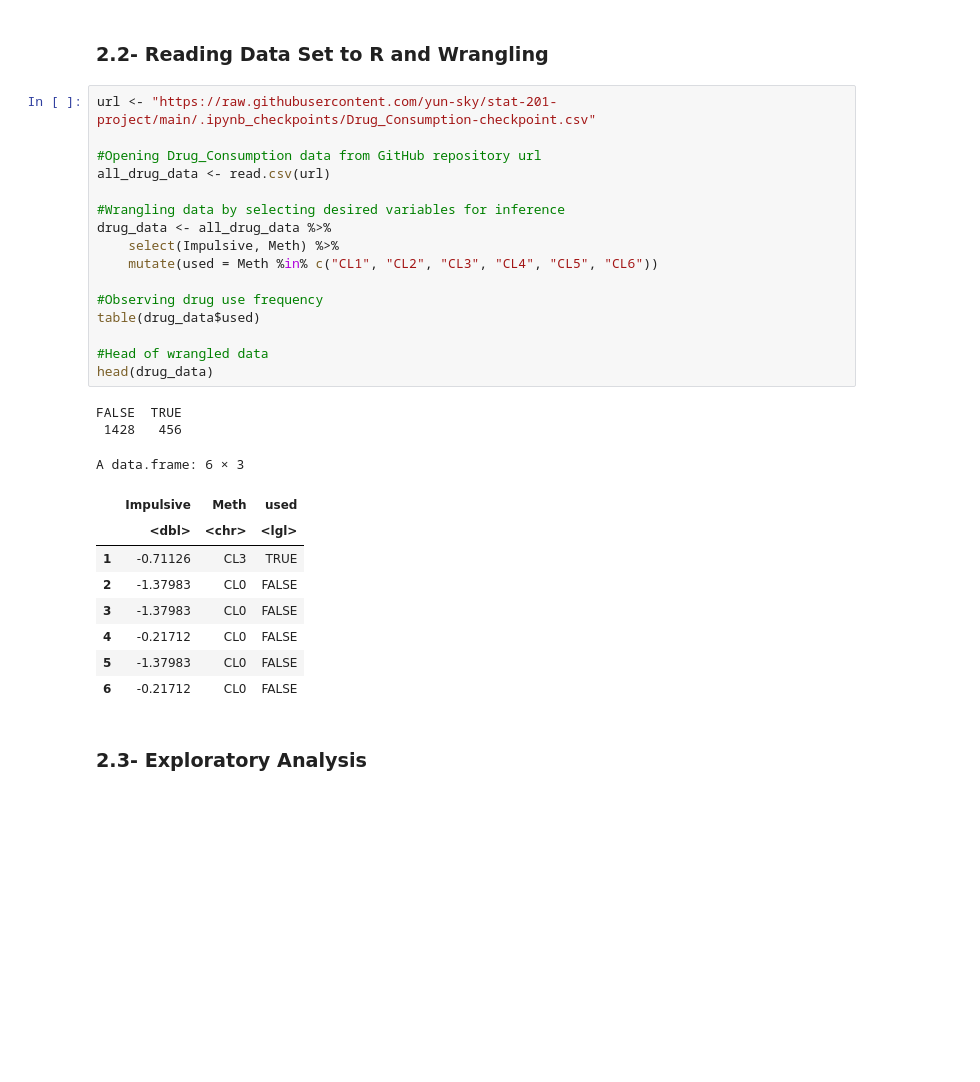
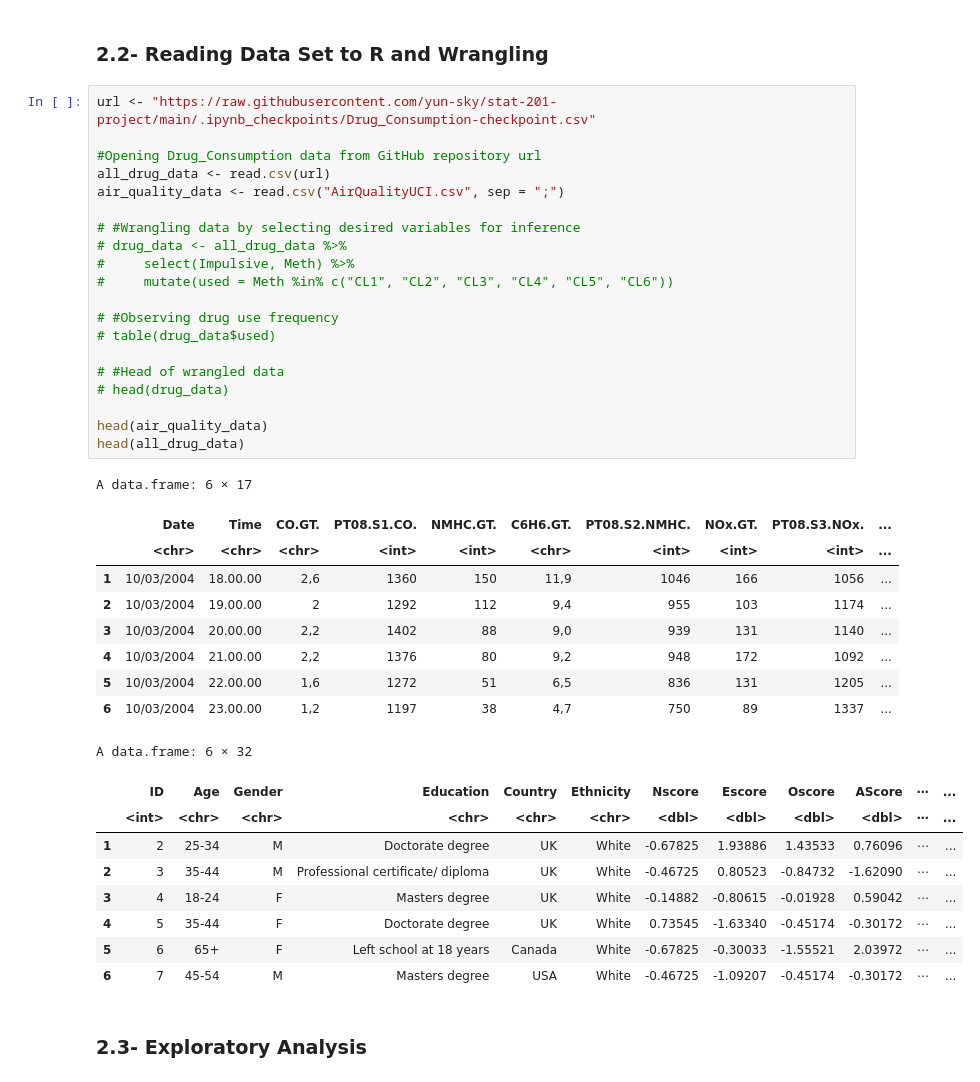
Before and after one commit to yun-sky/STAT-201-Project, a Jupyter notebook: CHANGES TO METH PROJECT.ipynb, the cells around one changed output. Drawn from its saved outputs; the diff is of its cells as text; blank space fills up the shorter version.

```diff
--- a/CHANGES TO METH PROJECT.ipynb
+++ b/CHANGES TO METH PROJECT.ipynb
@@ -89,31 +98,42 @@ Making 'packages.html' ...
 # %%
 url <- "https://raw.githubusercontent.com/yun-sky/stat-201-project/main/.ipynb_checkpoints/Drug_Consumption-checkpoint.csv"
 
 #Opening Drug_Consumption data from GitHub repository url
 all_drug_data <- read.csv(url)
+air_quality_data <- read.csv("AirQualityUCI.csv", sep = ";")
 
-#Wrangling data by selecting desired variables for inference
-drug_data <- all_drug_data %>%
-    select(Impulsive, Meth) %>%
-    mutate(used = Meth %in% c("CL1", "CL2", "CL3", "CL4", "CL5", "CL6"))
+# #Wrangling data by selecting desired variables for inference
+# drug_data <- all_drug_data %>%
+#     select(Impulsive, Meth) %>%
+#     mutate(used = Meth %in% c("CL1", "CL2", "CL3", "CL4", "CL5", "CL6"))
 
-#Observing drug use frequency
-table(drug_data$used)
+# #Observing drug use frequency
+# table(drug_data$used)
 
-#Head of wrangled data
-head(drug_data)
+# #Head of wrangled data
+# head(drug_data)
+
+head(air_quality_data)
+head(all_drug_data)
 # %% [output]
-FALSE  TRUE
- 1428   456
+A data.frame: 6 × 17
+|  | Date | Time | CO.GT. | PT08.S1.CO. | NMHC.GT. | C6H6.GT. | PT08.S2.NMHC. | NOx.GT. | PT08.S3.NOx. | ... |
+|  | <chr> | <chr> | <chr> | <int> | <int> | <chr> | <int> | <int> | <int> | ... |
+| 1 | 10/03/2004 | 18.00.00 | 2,6 | 1360 | 150 | 11,9 | 1046 | 166 | 1056 | ... |
+| 2 | 10/03/2004 | 19.00.00 | 2 | 1292 | 112 | 9,4 | 955 | 103 | 1174 | ... |
+| 3 | 10/03/2004 | 20.00.00 | 2,2 | 1402 | 88 | 9,0 | 939 | 131 | 1140 | ... |
+| 4 | 10/03/2004 | 21.00.00 | 2,2 | 1376 | 80 | 9,2 | 948 | 172 | 1092 | ... |
+| 5 | 10/03/2004 | 22.00.00 | 1,6 | 1272 | 51 | 6,5 | 836 | 131 | 1205 | ... |
+| 6 | 10/03/2004 | 23.00.00 | 1,2 | 1197 | 38 | 4,7 | 750 | 89 | 1337 | ... |
-A data.frame: 6 × 3
+A data.frame: 6 × 32
-|  | Impulsive | Meth | used |
-|  | <dbl> | <chr> | <lgl> |
-| 1 | -0.71126 | CL3 | TRUE |
-| 2 | -1.37983 | CL0 | FALSE |
-| 3 | -1.37983 | CL0 | FALSE |
-| 4 | -0.21712 | CL0 | FALSE |
-| 5 | -1.37983 | CL0 | FALSE |
-| 6 | -0.21712 | CL0 | FALSE |
+|  | ID | Age | Gender | Education | Country | Ethnicity | Nscore | Escore | Oscore | AScore | ⋯ | ... |
+|  | <int> | <chr> | <chr> | <chr> | <chr> | <chr> | <dbl> | <dbl> | <dbl> | <dbl> | ⋯ | ... |
+| 1 | 2 | 25-34 | M | Doctorate degree | UK | White | -0.67825 | 1.93886 | 1.43533 | 0.76096 | ⋯ | ... |
+| 2 | 3 | 35-44 | M | Professional certificate/ diploma | UK | White | -0.46725 | 0.80523 | -0.84732 | -1.62090 | ⋯ | ... |
+| 3 | 4 | 18-24 | F | Masters degree | UK | White | -0.14882 | -0.80615 | -0.01928 | 0.59042 | ⋯ | ... |
+| 4 | 5 | 35-44 | F | Doctorate degree | UK | White | 0.73545 | -1.63340 | -0.45174 | -0.30172 | ⋯ | ... |
+| 5 | 6 | 65+ | F | Left school at 18 years | Canada | White | -0.67825 | -0.30033 | -1.55521 | 2.03972 | ⋯ | ... |
+| 6 | 7 | 45-54 | M | Masters degree | USA | White | -0.46725 | -1.09207 | -0.45174 | -0.30172 | ⋯ | ... |
 # %% [markdown]
 ### 2.3- Exploratory Analysis
 # %%
```
Also changed, not shown: parts of 3 cells of this notebook, 5 other files.
